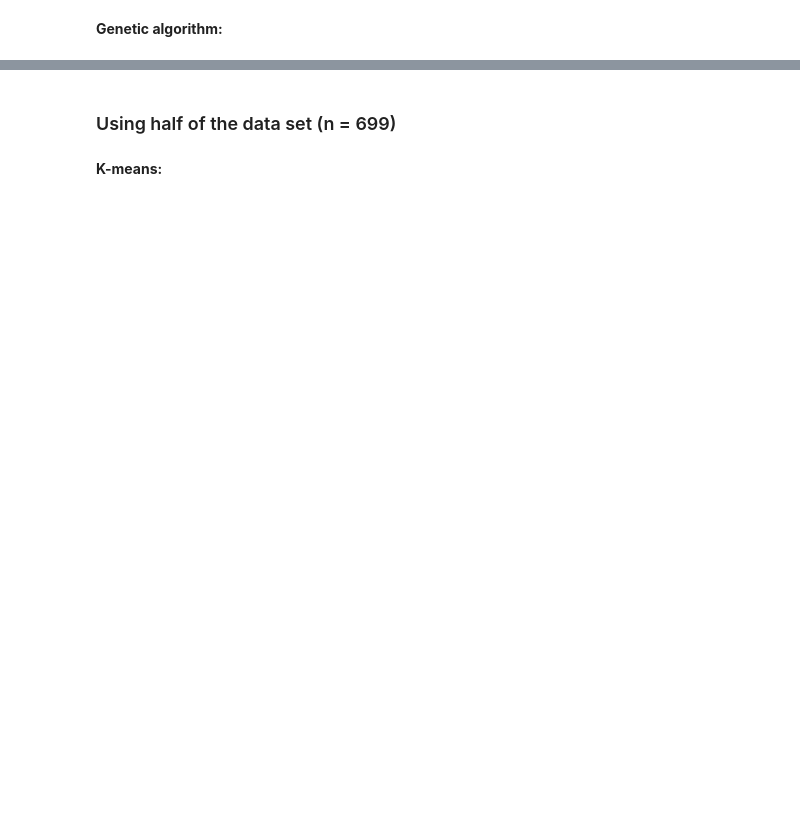
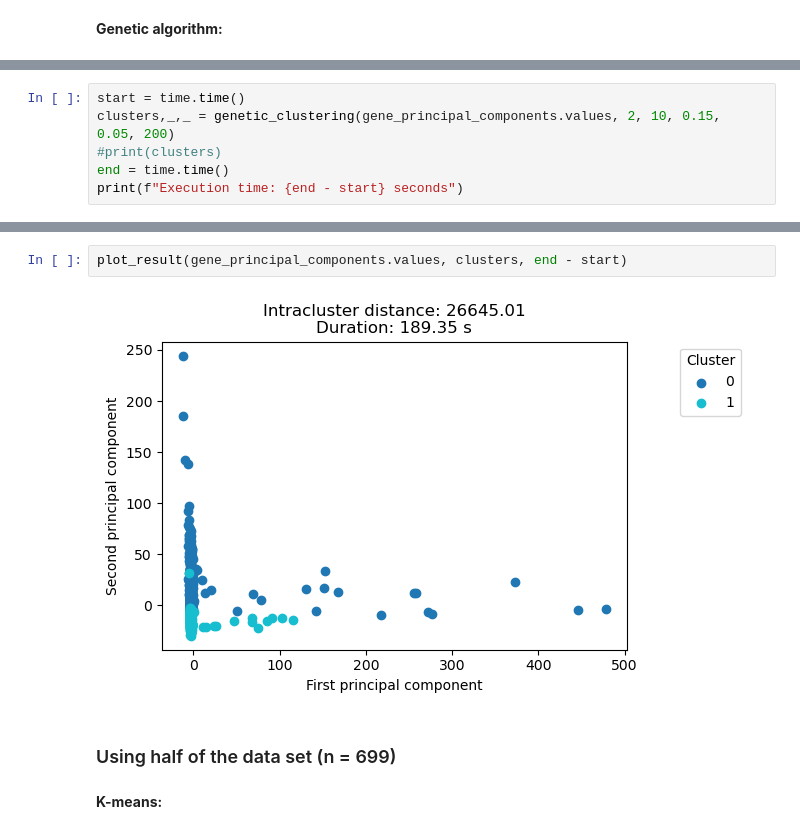
Before and after one commit to UCR-ECCI-MM/Computabilidad, a Jupyter notebook: TP2/Avance2/genetic_algorithm.ipynb, the cells around one changed output, grey strips where cells are left out. Cells and saved outputs as stored; diff of their text form; blank space fills up the shorter version.

```diff
--- a/TP2/Avance2/genetic_algorithm.ipynb
+++ b/TP2/Avance2/genetic_algorithm.ipynb
@@ -528,0 +575,6 @@ gene_principal_components
+# %%
+start = time.time()
+clusters,_,_ = genetic_clustering(gene_principal_components.values, 2, 10, 0.15, 0.05, 200)
+#print(clusters)
+end = time.time()
+print(f"Execution time: {end - start} seconds")
@@ -529,3 +595,7 @@ gene_principal_components
+# %%
+plot_result(gene_principal_components.values, clusters, end - start)
+# %% [output]
+[figure, added]
 # %% [markdown]
 ### Using half of the data set (n = 699)
 # %% [markdown]
```
Also changed, not shown: parts of 74 cells of this notebook.
